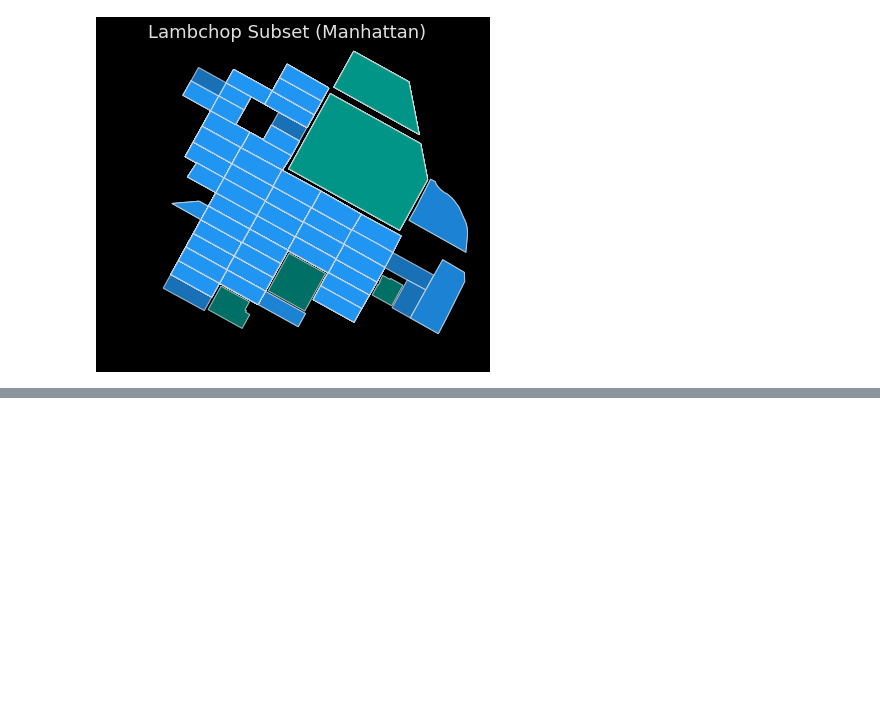
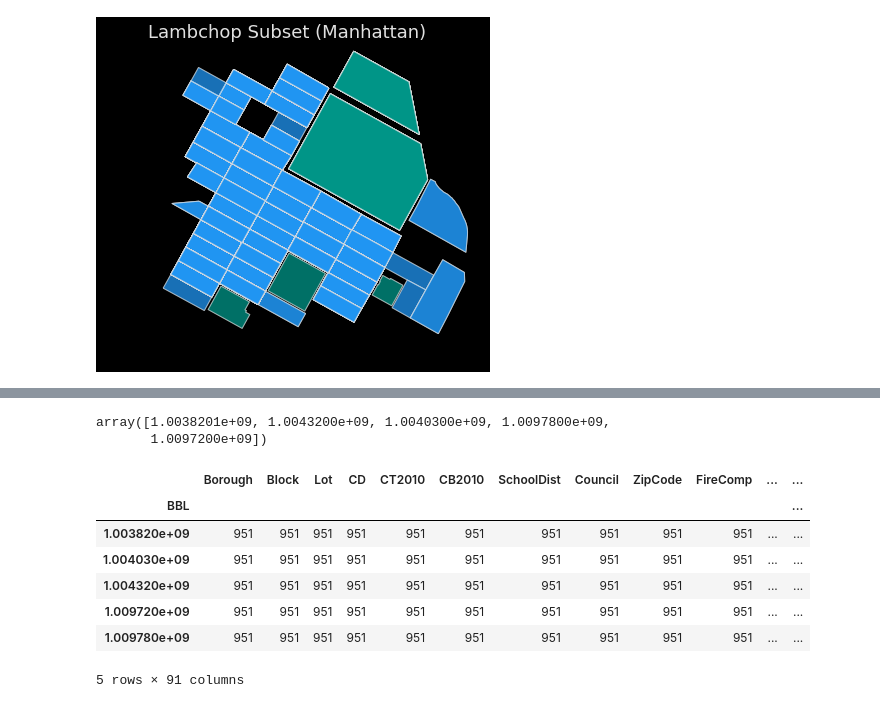
Before and after one commit to Prukutu/dasymetric_disaggregation, a Jupyter notebook: interesect_test.ipynb, the cells around one changed output, grey strips where cells are left out. Saved outputs shown, nothing was run; the diff lists cells and outputs as text; code cells hidden in the pictures; blank space fills up the shorter version.

```diff
--- a/interesect_test.ipynb
+++ b/interesect_test.ipynb
@@ -11,16 +11,31 @@ def polygon_to_point(df):
 
         # Join all points that lie in a polygon with that feature
 def find_intersects(df_polygon, df_centroids):
-    datasubset = [geopandas.sjoin(df_polygon.loc[[k]], df_centroids)
-                  for k in df_polygon.index]
+#     def subsetter(df):
+
+#         subset = geopandas.sjoin(df, df_centroid)
+
+#         return subset
+
+#     datasubset = [geopandas.sjoin(df_polygon.loc[[k]], df_centroids)
+#                   for k in df_polygon.index]
+    df_polygon.apply(geopandas.sjoin, axis=1, args=(df_centroids,))
+
     return pandas.concat(datasubset)
+
+def source_aggregator(self, fieldname):
+        source_data=self.source_df
+        lots_data=self.blocks_in_parcels
+
+        # Group lots_data by lot index, then sum all values under fieldname
+
+        data_sums = lots_data.groupby('BBL').sum()[fieldname]
+        lotnames = data_sums['BBL'].unique()
+
+        # Write the sums to their respective lots in parcel_df
+        self.parcels_df.loc[data_sums.index, fieldname] = data_sums.values
+
+        return None
 # %%
 parcels = geopandas.read_file('testdata/MN_PLUTO_SUBSET.shp')
 source = geopandas.read_file('testdata/nad_subset.shp')
-print(parcels.crs)
-print(source.crs)
-
-source['centroids'] = source.centroid
-
-source2 = source.copy()
-source2['geometry'] = source.centroid
@@ -72,3 +78,6 @@ plt.axis('off')
 # %% [output]
 (986936.5170825669, 992292.7943654801, 202892.2989495394, 207860.78133141148)
 [figure]
+# %%
+popsums = blocks_in_parcels_onlydupes.groupby('BBL').sum()['POP10']
+popsums
@@ -74,0 +92,18 @@ plt.axis('off')
+# %%
+blocks_in_parcels_onlydupes['BBL'].unique()
+parcels.set_index('BBL', inplace=True)
+# %% [output]
+array([1.0038201e+09, 1.0043200e+09, 1.0040300e+09, 1.0097800e+09,
+       1.0097200e+09])
+# %%
+parcels.loc[popsums.index, 'POP10'] = popsums.values
+parcels.loc[popsums.index]
+# %% [output]
+|  | Borough | Block | Lot | CD | CT2010 | CB2010 | SchoolDist | Council | ZipCode | FireComp | ... | ... |
+| BBL |  |  |  |  |  |  |  |  |  |  |  | ... |
+| 1.003820e+09 | 951 | 951 | 951 | 951 | 951 | 951 | 951 | 951 | 951 | 951 | ... | ... |
+| 1.004030e+09 | 951 | 951 | 951 | 951 | 951 | 951 | 951 | 951 | 951 | 951 | ... | ... |
+| 1.004320e+09 | 951 | 951 | 951 | 951 | 951 | 951 | 951 | 951 | 951 | 951 | ... | ... |
+| 1.009720e+09 | 951 | 951 | 951 | 951 | 951 | 951 | 951 | 951 | 951 | 951 | ... | ... |
+| 1.009780e+09 | 951 | 951 | 951 | 951 | 951 | 951 | 951 | 951 | 951 | 951 | ... | ... |
+5 rows × 91 columns
```
Also changed, not shown: parts of 5 cells of this notebook, 1 other file.
